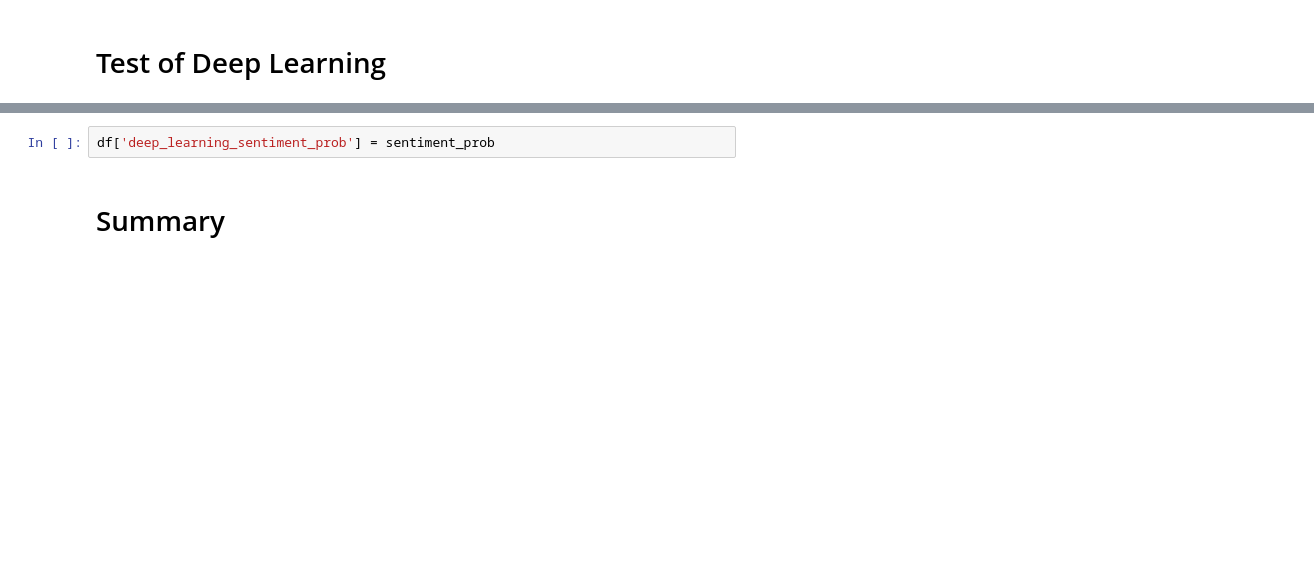
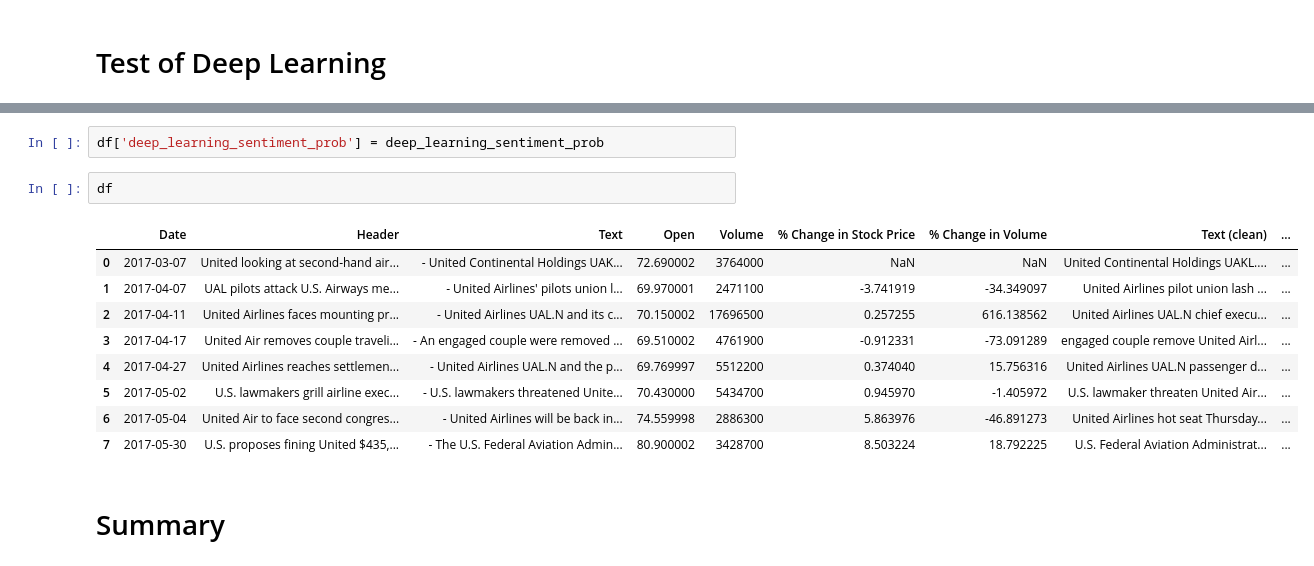
Before and after one commit to anair123/NLP-Final-Project, a Jupyter notebook: NLP Project/United Airlines.ipynb, the cells around one changed output, grey strips where cells are left out. Saved outputs shown, nothing was run; the diff lists cells and outputs as text; blank space fills up the shorter version.

```diff
--- a/NLP Project/United Airlines.ipynb
+++ b/NLP Project/United Airlines.ipynb
@@ -662,5 +750,17 @@ for i in df.iloc[:,2]:
 # %%
-df['deep_learning_sentiment_prob'] = sentiment_prob
+df['deep_learning_sentiment_prob'] = deep_learning_sentiment_prob
+# %%
+df
+# %% [output]
+|  | Date | Header | Text | Open | Volume | % Change in Stock Price | % Change in Volume | Text (clean) | ... |
+| 0 | 2017-03-07 | United looking at second-hand air... | - United Continental Holdings UAK... | 72.690002 | 3764000 | NaN | NaN | United Continental Holdings UAKL.... | ... |
+| 1 | 2017-04-07 | UAL pilots attack U.S. Airways me... | - United Airlines' pilots union l... | 69.970001 | 2471100 | -3.741919 | -34.349097 | United Airlines pilot union lash ... | ... |
+| 2 | 2017-04-11 | United Airlines faces mounting pr... | - United Airlines UAL.N and its c... | 70.150002 | 17696500 | 0.257255 | 616.138562 | United Airlines UAL.N chief execu... | ... |
+| 3 | 2017-04-17 | United Air removes couple traveli... | - An engaged couple were removed ... | 69.510002 | 4761900 | -0.912331 | -73.091289 | engaged couple remove United Airl... | ... |
+| 4 | 2017-04-27 | United Airlines reaches settlemen... | - United Airlines UAL.N and the p... | 69.769997 | 5512200 | 0.374040 | 15.756316 | United Airlines UAL.N passenger d... | ... |
+| 5 | 2017-05-02 | U.S. lawmakers grill airline exec... | - U.S. lawmakers threatened Unite... | 70.430000 | 5434700 | 0.945970 | -1.405972 | U.S. lawmaker threaten United Air... | ... |
+| 6 | 2017-05-04 | United Air to face second congres... | - United Airlines will be back in... | 74.559998 | 2886300 | 5.863976 | -46.891273 | United Airlines hot seat Thursday... | ... |
+| 7 | 2017-05-30 | U.S. proposes fining United $435,... | - The U.S. Federal Aviation Admin... | 80.900002 | 3428700 | 8.503224 | 18.792225 | U.S. Federal Aviation Administrat... | ... |
 # %% [markdown]
 # Summary
 # %%
```
Also changed, not shown: parts of 18 cells of this notebook.
